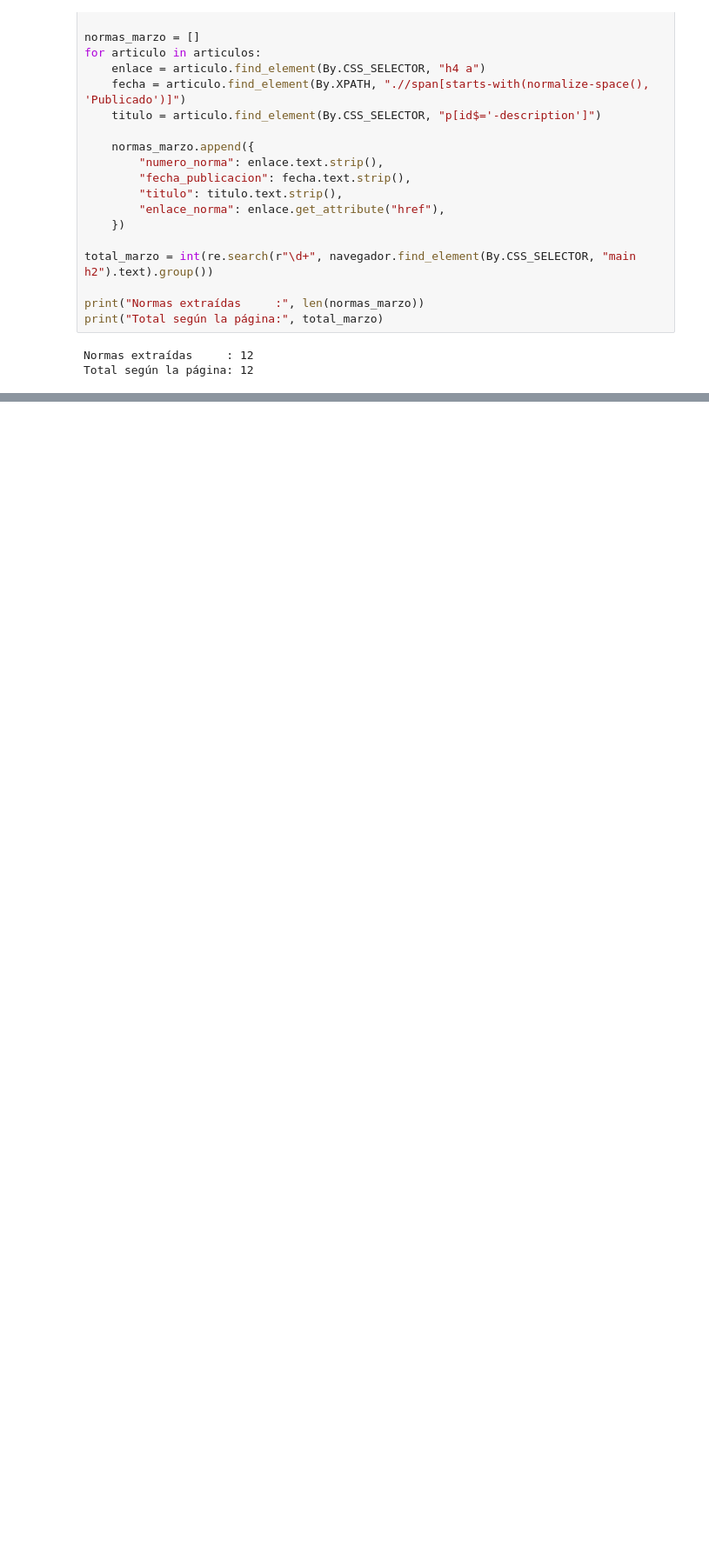
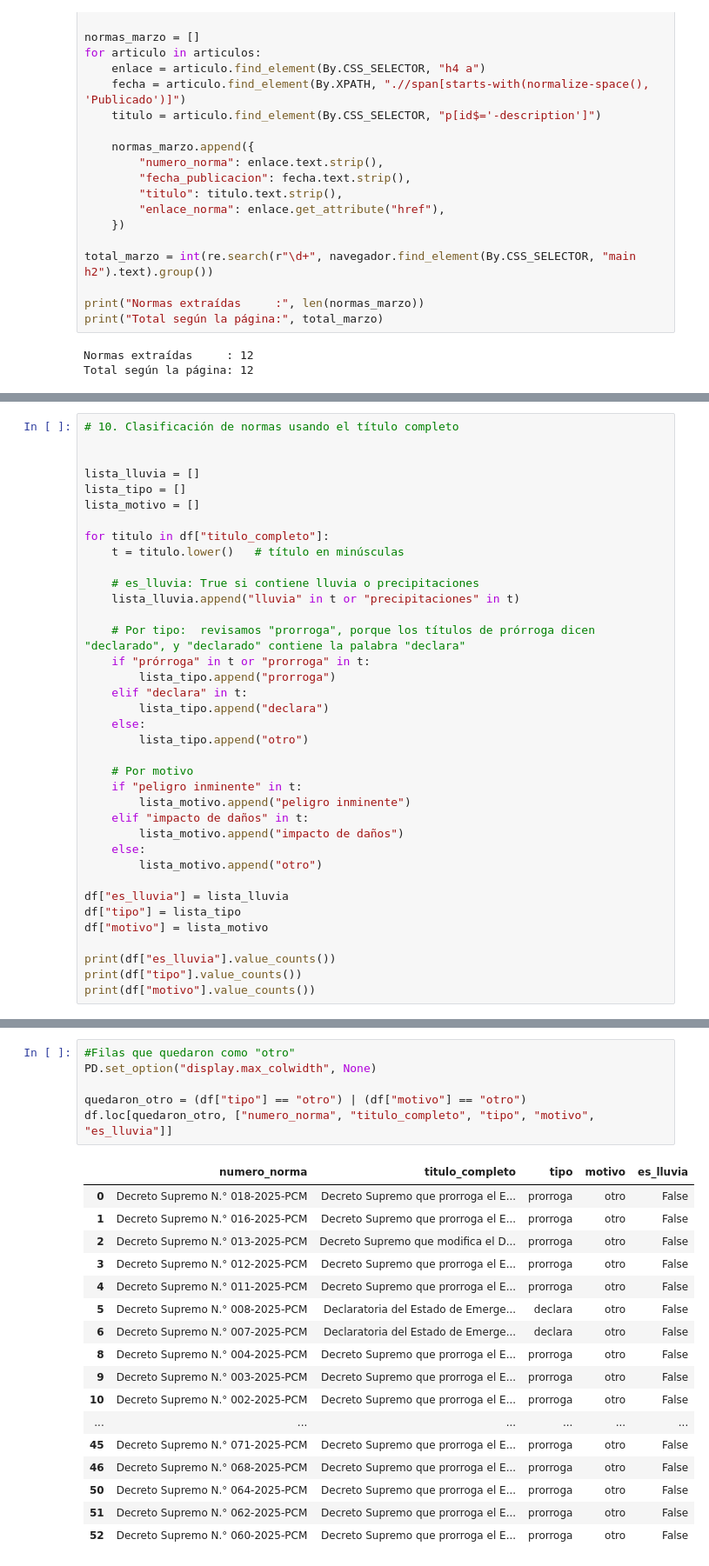
Before and after one commit to valeriavicentev/Python---Grupo-4, a Jupyter notebook: assignment_2/scraping_emergencias.ipynb, the cells around one changed output, grey strips where cells are left out. Shown at 87% size. Saved outputs shown, nothing was run; the diff lists cells and outputs as text; blank space fills up the shorter version.

```diff
--- a/assignment_2/scraping_emergencias.ipynb
+++ b/assignment_2/scraping_emergencias.ipynb
@@ -245,0 +468,37 @@ Febrero 2025                   4                     4
+# %%
+# 10. Clasificación de normas usando el título completo
+
+
+lista_lluvia = []
+lista_tipo = []
+lista_motivo = []
+
+for titulo in df["titulo_completo"]:
+    t = titulo.lower()   # título en minúsculas
+
+    # es_lluvia: True si contiene lluvia o precipitaciones
+    lista_lluvia.append("lluvia" in t or "precipitaciones" in t)
+
+    # Por tipo:  revisamos "prorroga", porque los títulos de prórroga dicen "declarado", y "declarado" contiene la palabra "declara"
+    if "prórroga" in t or "prorroga" in t:
+        lista_tipo.append("prorroga")
+    elif "declara" in t:
+        lista_tipo.append("declara")
+    else:
+        lista_tipo.append("otro")
+
+    # Por motivo
+    if "peligro inminente" in t:
+        lista_motivo.append("peligro inminente")
+    elif "impacto de daños" in t:
+        lista_motivo.append("impacto de daños")
+    else:
+        lista_motivo.append("otro")
+
+df["es_lluvia"] = lista_lluvia
+df["tipo"] = lista_tipo
+df["motivo"] = lista_motivo
+
+print(df["es_lluvia"].value_counts())
+print(df["tipo"].value_counts())
+print(df["motivo"].value_counts())
@@ -245,0 +519,24 @@ Febrero 2025                   4                     4
+# %%
+#Filas que quedaron como "otro"
+PD.set_option("display.max_colwidth", None)
+
+quedaron_otro = (df["tipo"] == "otro") | (df["motivo"] == "otro")
+df.loc[quedaron_otro, ["numero_norma", "titulo_completo", "tipo", "motivo", "es_lluvia"]]
+# %% [output]
+|  | numero_norma | titulo_completo | tipo | motivo | es_lluvia |
+| 0 | Decreto Supremo N.° 018-2025-PCM | Decreto Supremo que prorroga el E... | prorroga | otro | False |
+| 1 | Decreto Supremo N.° 016-2025-PCM | Decreto Supremo que prorroga el E... | prorroga | otro | False |
+| 2 | Decreto Supremo N.° 013-2025-PCM | Decreto Supremo que modifica el D... | prorroga | otro | False |
+| 3 | Decreto Supremo N.° 012-2025-PCM | Decreto Supremo que prorroga el E... | prorroga | otro | False |
+| 4 | Decreto Supremo N.° 011-2025-PCM | Decreto Supremo que prorroga el E... | prorroga | otro | False |
+| 5 | Decreto Supremo N.° 008-2025-PCM | Declaratoria del Estado de Emerge... | declara | otro | False |
+| 6 | Decreto Supremo N.° 007-2025-PCM | Declaratoria del Estado de Emerge... | declara | otro | False |
+| 8 | Decreto Supremo N.° 004-2025-PCM | Decreto Supremo que prorroga el E... | prorroga | otro | False |
+| 9 | Decreto Supremo N.° 003-2025-PCM | Decreto Supremo que prorroga el E... | prorroga | otro | False |
+| 10 | Decreto Supremo N.° 002-2025-PCM | Decreto Supremo que prorroga el E... | prorroga | otro | False |
+| ... | ... | ... | ... | ... | ... |
+| 45 | Decreto Supremo N.° 071-2025-PCM | Decreto Supremo que prorroga el E... | prorroga | otro | False |
+| 46 | Decreto Supremo N.° 068-2025-PCM | Decreto Supremo que prorroga el E... | prorroga | otro | False |
+| 50 | Decreto Supremo N.° 064-2025-PCM | Decreto Supremo que prorroga el E... | prorroga | otro | False |
+| 51 | Decreto Supremo N.° 062-2025-PCM | Decreto Supremo que prorroga el E... | prorroga | otro | False |
+| 52 | Decreto Supremo N.° 060-2025-PCM | Decreto Supremo que prorroga el E... | prorroga | otro | False |
```
Also changed, not shown: parts of 49 cells of this notebook, 2 other files.
